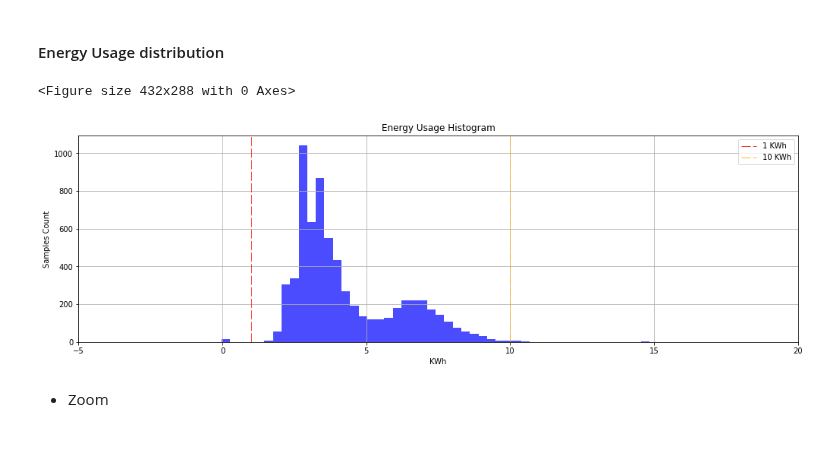
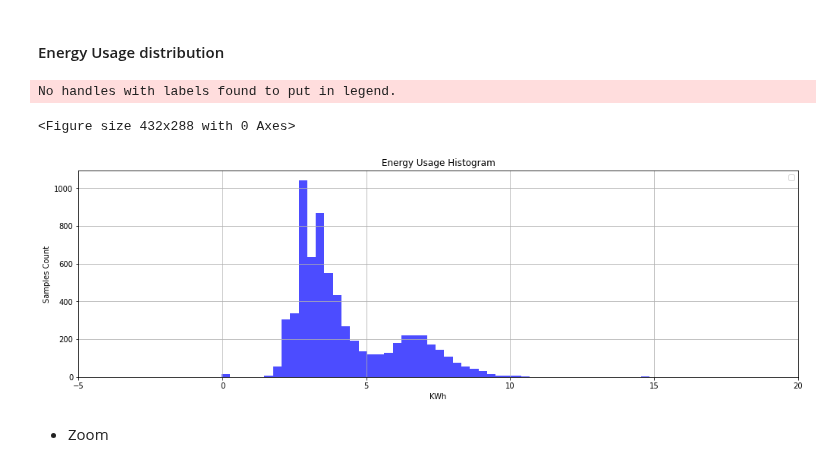
Before and after one commit to matias-dogliani/energybuild, a Jupyter notebook: PreProcess_EnergyConsumption.ipynb, the cells around one changed output. Cells and saved outputs as stored; diff of their text form; code cells hidden in the pictures.

Commit message:
Delete lines on Energy usage histogram

```diff
--- a/PreProcess_EnergyConsumption.ipynb
+++ b/PreProcess_EnergyConsumption.ipynb
@@ -94,21 +94,22 @@ plt.savefig("./Imgs/Energy_usage_year.png",transparent=True)
 # %%
 plt.figure()
 plt.figure(figsize=(17, 5))
 plt.hist(DataFrame['Energy Usage'], bins=120,color='blue',alpha=0.7)
-plt.axvline(x=1, ymin=0, ymax=1, linestyle=':',lw=0.8, color='r' , dashes=(15, 4), label = "1 KWh")
-plt.axvline(x=10, ymin=0, ymax=1, linestyle=':',lw=0.8, color='orange' , dashes=(15, 4), label = "10 KWh")
+#plt.axvline(x=1, ymin=0, ymax=1, linestyle=':',lw=0.8, color='r' , dashes=(15, 4), label = "1 KWh")
+#plt.axvline(x=10, ymin=0, ymax=1, linestyle=':',lw=0.8, color='orange' , dashes=(15, 4), label = "10 KWh")
 
 plt.xlabel("KWh")
 plt.ylabel("Samples Count")
 plt.grid('--')
 plt.title("Energy Usage Histogram")
 plt.savefig("./Imgs/Energy_usage_histogram.png",transparent=True)
 plt.xlim([-5,20])
 plt.legend()
 plt.show()
 # %% [output]
-<Figure size 432x288 with 0 Axes>
+No handles with labels found to put in legend.
+<Figure size 432x288 with 0 Axes>
-[figure, old version]
+[figure, new version]
 # %% [markdown]
 * Zoom
 # %%
```
Also changed, not shown: 1 other file.
